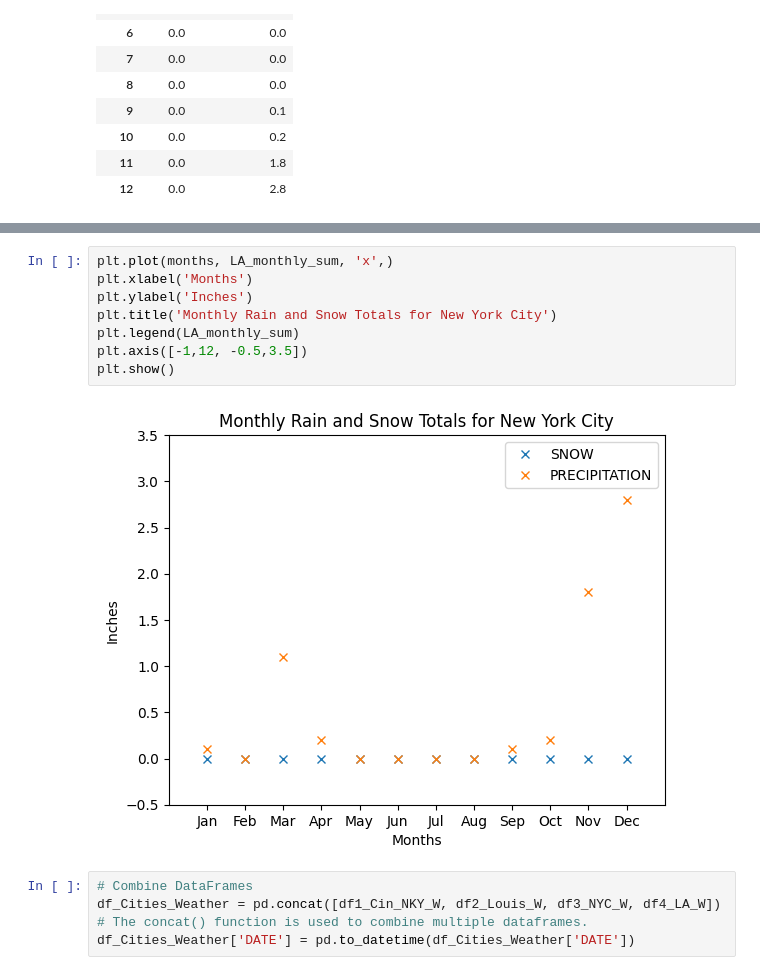
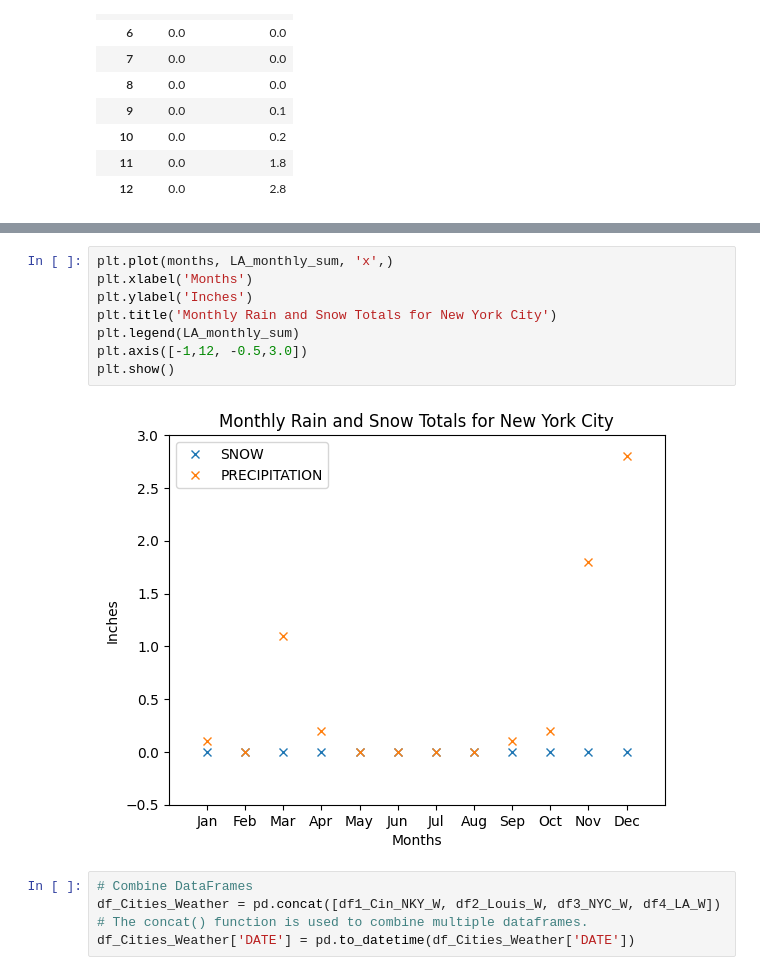
Before and after one commit to BerisDizdar/City_Weather_Comparison, a Jupyter notebook: City_Weather_Comparison.ipynb, the cells around one changed output, grey strips where cells are left out. Cells and saved outputs as stored; diff of their text form.

```diff
--- a/City_Weather_Comparison.ipynb
+++ b/City_Weather_Comparison.ipynb
@@ -820,13 +879,13 @@ LA_monthly_sum
 # %%
 plt.plot(months, LA_monthly_sum, 'x',)
 plt.xlabel('Months')
 plt.ylabel('Inches')
 plt.title('Monthly Rain and Snow Totals for New York City')
 plt.legend(LA_monthly_sum)
-plt.axis([-1,12, -0.5,3.5])
+plt.axis([-1,12, -0.5,3.0])
 plt.show()
 # %% [output]
-[figure, old version]
+[figure, new version]
 # %%
 # Combine DataFrames
 df_Cities_Weather = pd.concat([df1_Cin_NKY_W, df2_Louis_W, df3_NYC_W, df4_LA_W]) # The concat() function is used to combine multiple dataframes.
```
Also changed, not shown: parts of 17 cells of this notebook.
